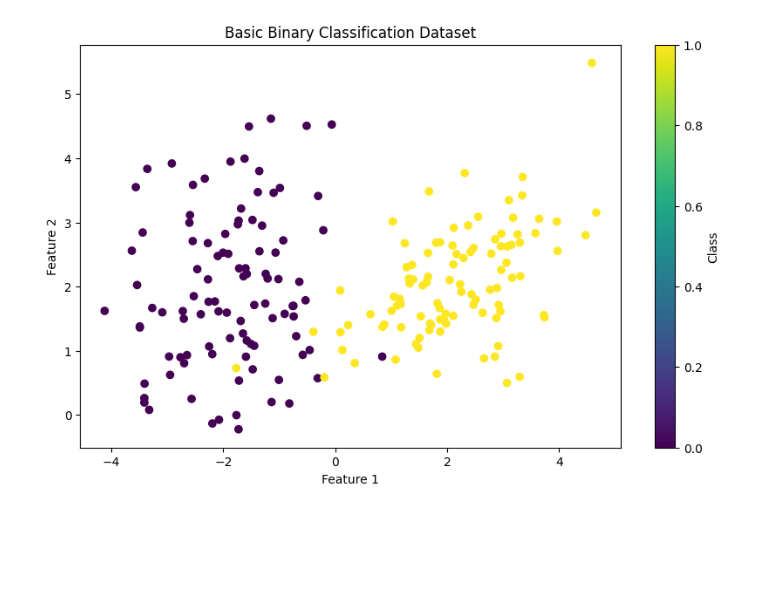
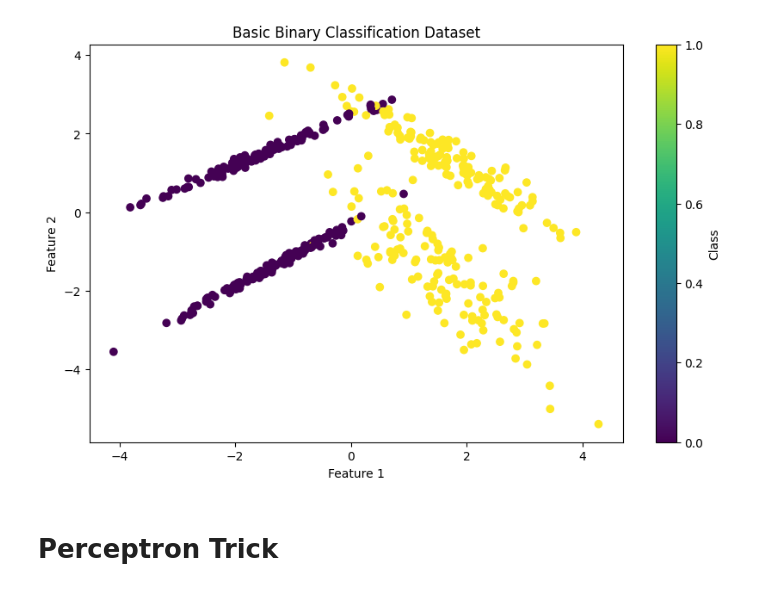
Before and after one commit to devSubho51347/Classical_ML, a Jupyter notebook: notebooks/Logistic_Regression_Perceptron_Trick.ipynb, the cells around one changed output. Drawn from its saved outputs; the diff is of its cells as text; code cells hidden in the pictures; blank space fills up the shorter version.

Commit message:
Added code for Perceptron Trick

```diff
--- a/notebooks/Logistic_Regression_Perceptron_Trick.ipynb
+++ b/notebooks/Logistic_Regression_Perceptron_Trick.ipynb
@@ -7,27 +7,29 @@ from sklearn.datasets import make_classification
 # %%
 ### Make classification dataset
 
 # Generate a simple binary classification dataset
 X, y = make_classification(
-    n_samples=200,
+    n_samples=500,
     n_features=2,
     n_informative=2,
     n_redundant=0,
     n_classes=2,
     random_state=42,
-    class_sep = 2,
-    n_clusters_per_class = 1
+    class_sep = 1.5,
+    n_clusters_per_class = 2
 
 )
 
 # Plot the dataset
 plt.figure(figsize=(10, 6))
 plt.scatter(X[:, 0], X[:, 1], c=y, cmap='viridis')
 plt.title('Basic Binary Classification Dataset')
 plt.xlabel('Feature 1')
 plt.ylabel('Feature 2')
 plt.colorbar(label='Class')
 plt.show()
 # %% [output]
-[figure, old version]
+[figure, new version]
+# %% [markdown]
+# Perceptron Trick
 # %%
```
Also changed, not shown: parts of 18 cells of this notebook, 1 other file.
